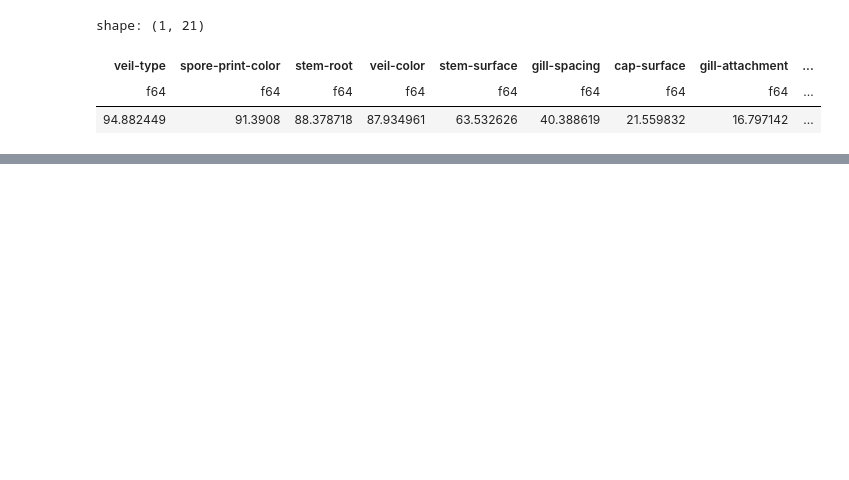
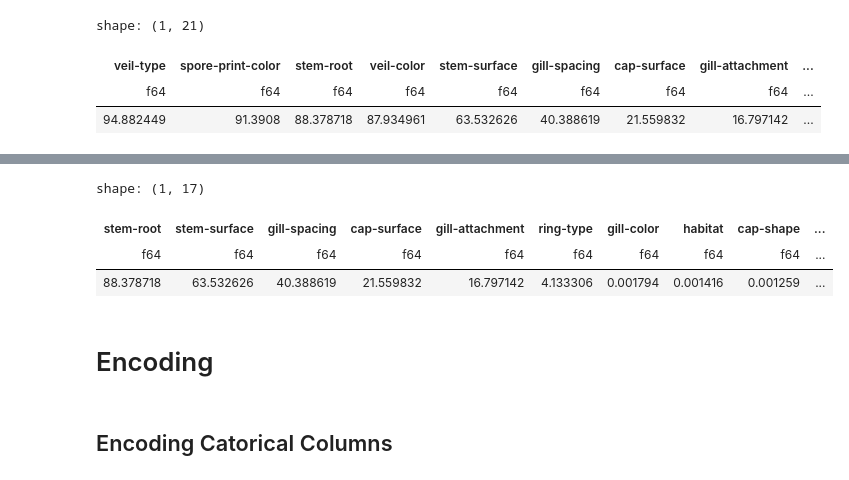
Before and after one commit to abcd-EGH/kaggle, a Jupyter notebook: pg48/pg-s4e8.ipynb, the cells around one changed output, grey strips where cells are left out. Cells and saved outputs as stored; diff of their text form; code cells hidden in the pictures; blank space fills up the shorter version.

```diff
--- a/pg48/pg-s4e8.ipynb
+++ b/pg48/pg-s4e8.ipynb
@@ -111,0 +450,21 @@ shape: (1, 21)
+# %%
+# Null 개수 계산 후 퍼센트로 변환
+
+train_null = (pl.DataFrame(train_drop).null_count() / len(train_drop)) * 100
+
+# pandas 데이터프레임으로 변환
+train_null = train_null.to_pandas()
+
+# null 비율이 높은 순서로 컬럼 정렬
+train_null_sorted = train_null.sort_values(by=train_null.index[0], axis=1, ascending=False)
+
+pl.DataFrame(train_null_sorted)
+# %% [output]
+shape: (1, 17)
+| stem-root | stem-surface | gill-spacing | cap-surface | gill-attachment | ring-type | gill-color | habitat | cap-shape | ... |
+| f64 | f64 | f64 | f64 | f64 | f64 | f64 | f64 | f64 | ... |
+| 88.378718 | 63.532626 | 40.388619 | 21.559832 | 16.797142 | 4.133306 | 0.001794 | 0.001416 | 0.001259 | ... |
+# %% [markdown]
+# Encoding
+# %% [markdown]
+## Encoding Catorical Columns
```
Also changed, not shown: parts of 40 cells of this notebook.
